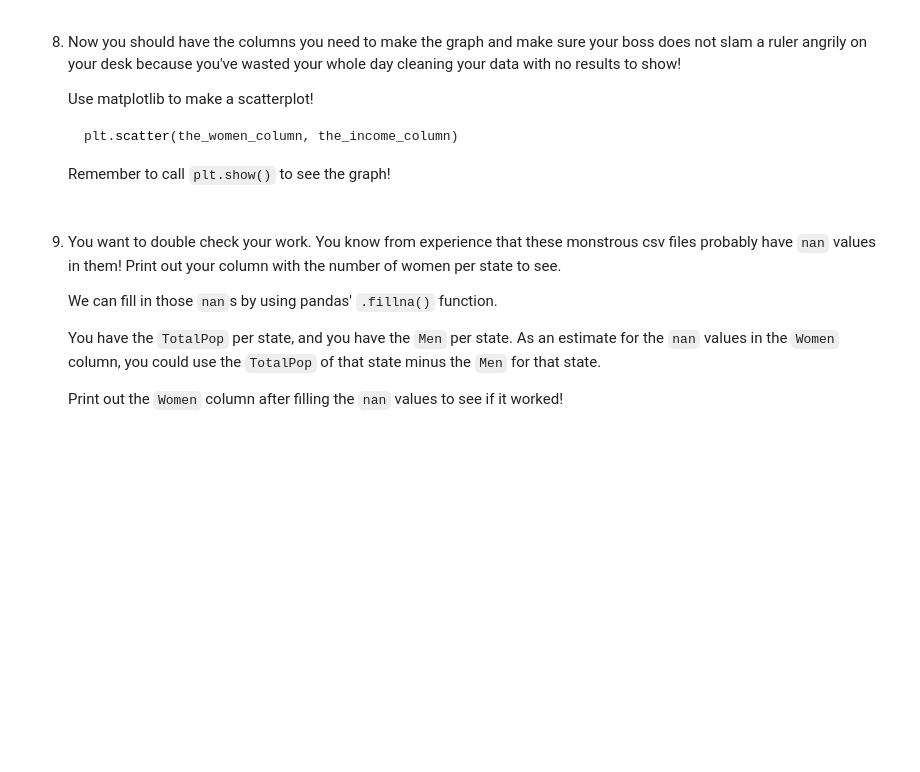
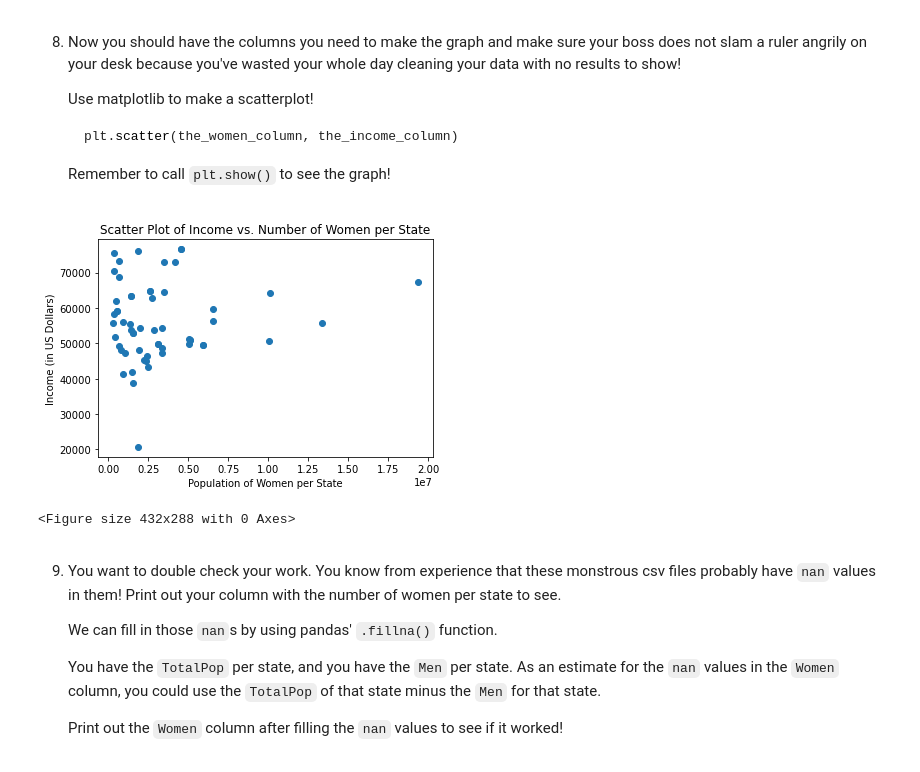
Before and after one commit to jake321southall/cleaning-US-census-data, a Jupyter notebook: Cleaning US Census Data.ipynb, the cells around one changed output. Cells and saved outputs as stored; diff of their text form; code cells hidden in the pictures; blank space fills up the shorter version.

````diff
--- a/Cleaning US Census Data.ipynb
+++ b/Cleaning US Census Data.ipynb
@@ -86,3 +86,12 @@ print(us_census.head())
 ## Regex to the Rescue
 # %% [markdown]
 5. Use regex to turn the `Income` column into a format that is ready for conversion into a numerical type.
+# %%
+for index in range(0,len(us_census["Income"])):
+    string = str(us_census['Income'].iat[index])
+    replace_dol = string.replace('$', '')
+    replace_com = replace_dol.replace(',', '')
+    us_census['Income'].iat[index] = replace_com
+
+us_census["Income"] = pd.to_numeric(us_census['Income'])
+us_census["Income"]
@@ -90,7 +117,35 @@ print(us_census.head())
 6. Look at the `GenderPop` column. We are going to want to separate this into two columns, the `Men` column, and the `Women` column.
 
    Split the column into those two new columns using `str.split` and separating out those results.
+# %%
+Men = []
+Women = []
+for index in range(0,len(us_census['GenderPop'])):
+    string = str(us_census['GenderPop'].iat[index])
+    replace = string.split('_')
+    Men.append(replace[0])
+    Women.append(replace[1])
+
+us_census['Men'] = Men
+us_census['Women'] = Women
 # %% [markdown]
 7. Convert both of the columns into numerical datatypes.
 
    There is still an `M` or an `F` character in each entry! We should remove those before we convert.
+# %%
+for index in range(0,len(us_census["Men"])):
+    string = str(us_census['Men'].iat[index])
+    replace = string.replace('M', '')
+    us_census['Men'].iat[index] = replace
+
+for index in range(0,len(us_census["Women"])):
+    string = str(us_census['Women'].iat[index])
+    replace = string.replace('F', '')
+    us_census['Women'].iat[index] = replace
+
+
+us_census['Men'] = pd.to_numeric(us_census['Men'])
+us_census['Women'] = pd.to_numeric(us_census['Women'])
+
+print(us_census.dtypes)
+print(us_census.Women)
@@ -104,6 +177,16 @@ print(us_census.head())
    ```
 
    Remember to call `plt.show()` to see the graph!
+# %%
+plt.scatter(us_census['Women'], us_census['Income'])
+plt.title("Scatter Plot of Income vs. Number of Women per State")
+plt.xlabel("Population of Women per State")
+plt.ylabel("Income (in US Dollars)")
+plt.show()
+plt.clf()
+# %% [output]
+[figure, added]
+<Figure size 432x288 with 0 Axes>
 # %% [markdown]
 9. You want to double check your work. You know from experience that these monstrous csv files probably have `nan` values in them! Print out your column with the number of women per state to see.
 
````
Also changed, not shown: parts of 6 cells of this notebook, 1 other file.
